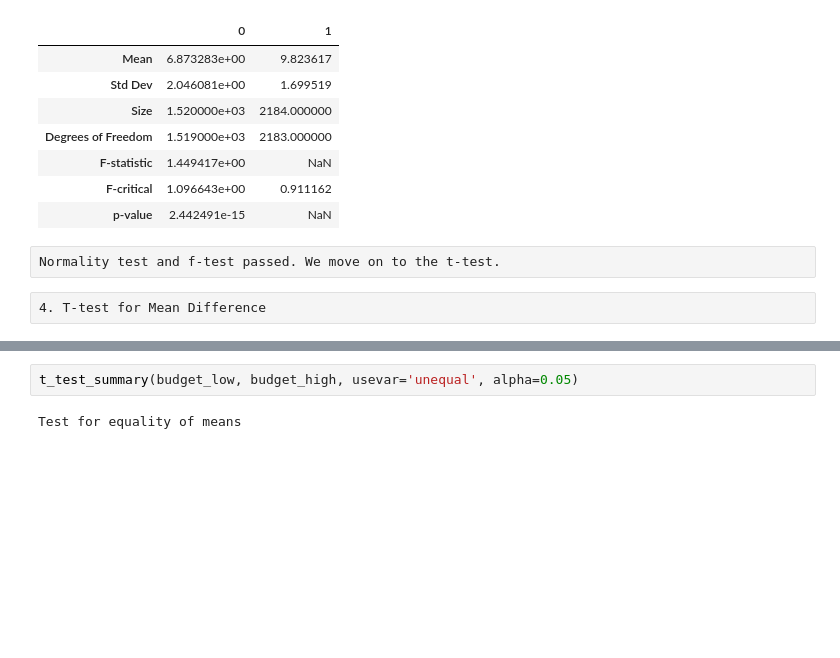
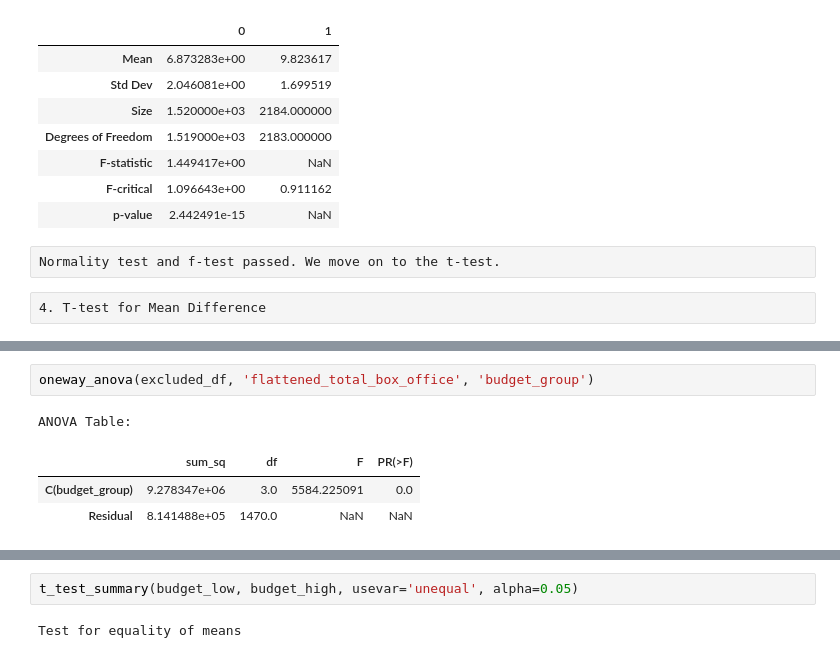
Before and after one commit to Ocean1029/Statistics_Final_Project, a Jupyter notebook: final_code_workspace/task_1_four_group.ipynb, the cells around one changed output, grey strips where cells are left out. Drawn from its saved outputs; the diff is of its cells as text; blank space fills up the shorter version.

```diff
--- a/final_code_workspace/task_1_four_group.ipynb
+++ b/final_code_workspace/task_1_four_group.ipynb
@@ -198,0 +283,7 @@ Normality test and f-test passed. We move on to the t-test.
+# %%
+oneway_anova(excluded_df, 'flattened_total_box_office', 'budget_group')
+# %% [output]
+ANOVA Table:
+|  | sum_sq | df | F | PR(>F) |
+| C(budget_group) | 9.278347e+06 | 3.0 | 5584.225091 | 0.0 |
+| Residual | 8.141488e+05 | 1470.0 | NaN | NaN |
```
Also changed, not shown: parts of 10 cells of this notebook.
